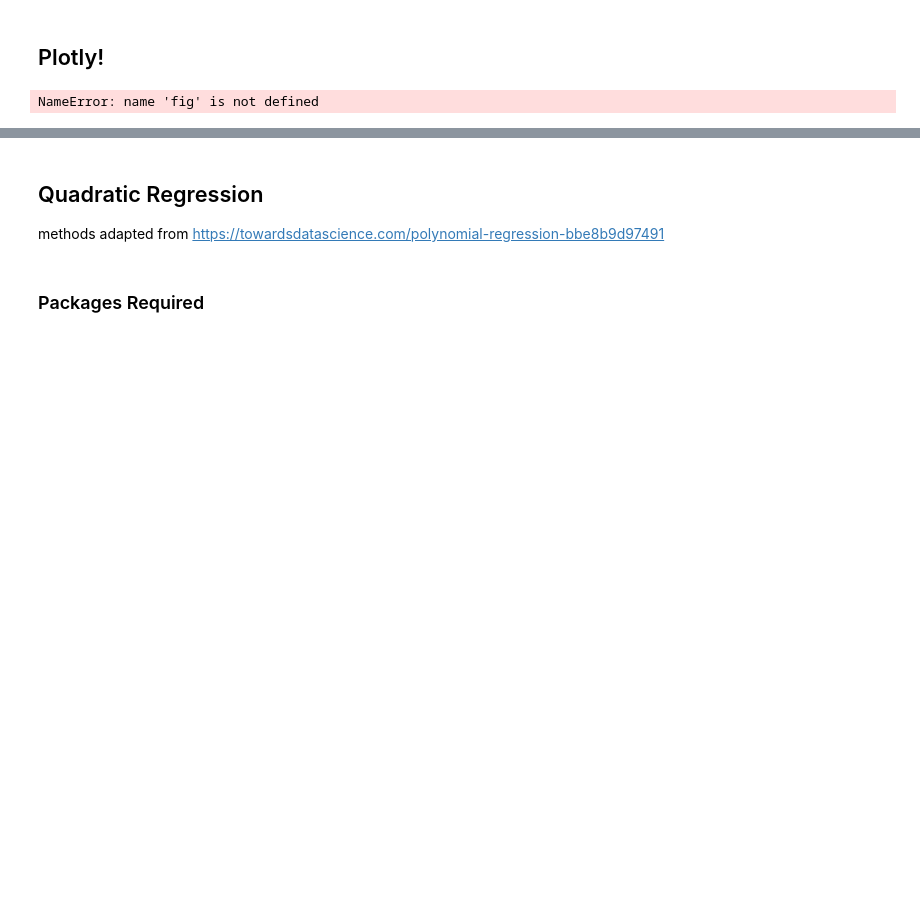
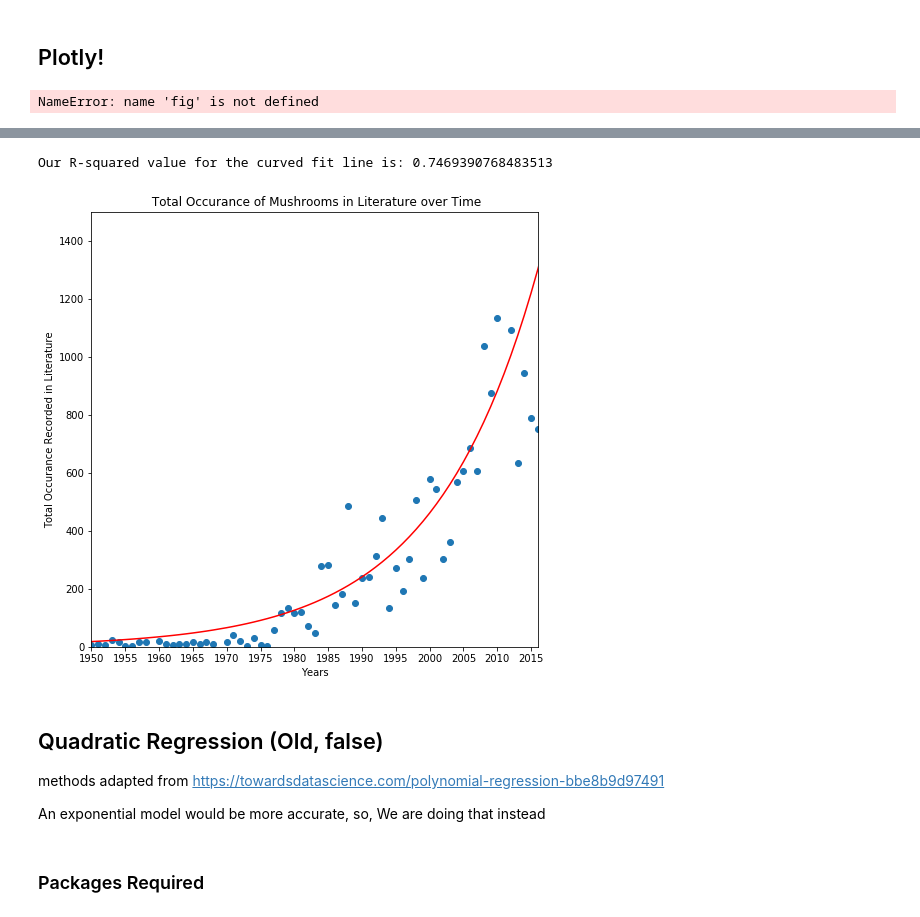
Before and after one commit to louisLeboa/toBoa, a Jupyter notebook: MushroomHists.ipynb, the cells around one changed output, grey strips where cells are left out. Drawn from its saved outputs; the diff is of its cells as text; code cells hidden in the pictures; blank space fills up the shorter version.

```diff
--- a/MushroomHists.ipynb
+++ b/MushroomHists.ipynb
@@ -204,7 +223,37 @@ invalid value encountered in true_divide
+# %%
+# Plotting it, obtaining r-squared values
+
+#necessary for calculating r squared
+from sklearn.metrics import r2_score
+
+r_squared =  r2_score(totaler, predicted_data)
+print("Our R-squared value for the curved fit line is:", r_squared)
+fig = plt.figure(figsize = (8,8))
+ax = fig.add_subplot(111)
+ax.set(xlim = [1950,2016],
+       ylim = [0, 1500],
+       xticks = np.arange(1950, 2016,5),
+       title = " Total Occurance of Mushrooms in Literature over Time",
+       xlabel = "Years",
+       ylabel = "Total Occurance Recorded in Literature")
+ax.scatter(years, totaler)
+
+ax.plot(years,
+        predicted_data,
+        color = 'red')
+
+plt.show
+
+fig.savefig('Occurance.eps')
+# %% [output]
+Our R-squared value for the curved fit line is: 0.7469390768483513
+[figure, added]
 # %% [markdown]
-## Quadratic Regression
+## Quadratic Regression (Old, false)
 
 methods adapted from https://towardsdatascience.com/polynomial-regression-bbe8b9d97491
+
+An exponential model would be more accurate, so, We are doing that instead
 # %% [markdown]
 ### Packages Required
 # %%
```
Also changed, not shown: parts of 7 cells of this notebook, 1 other file.
